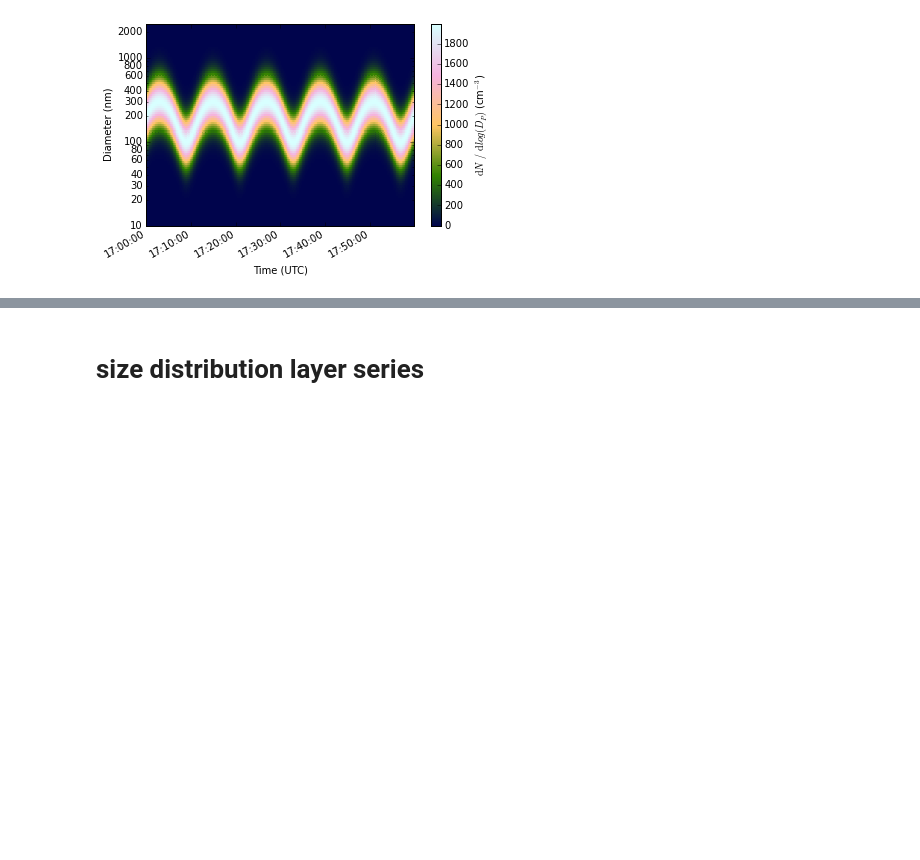
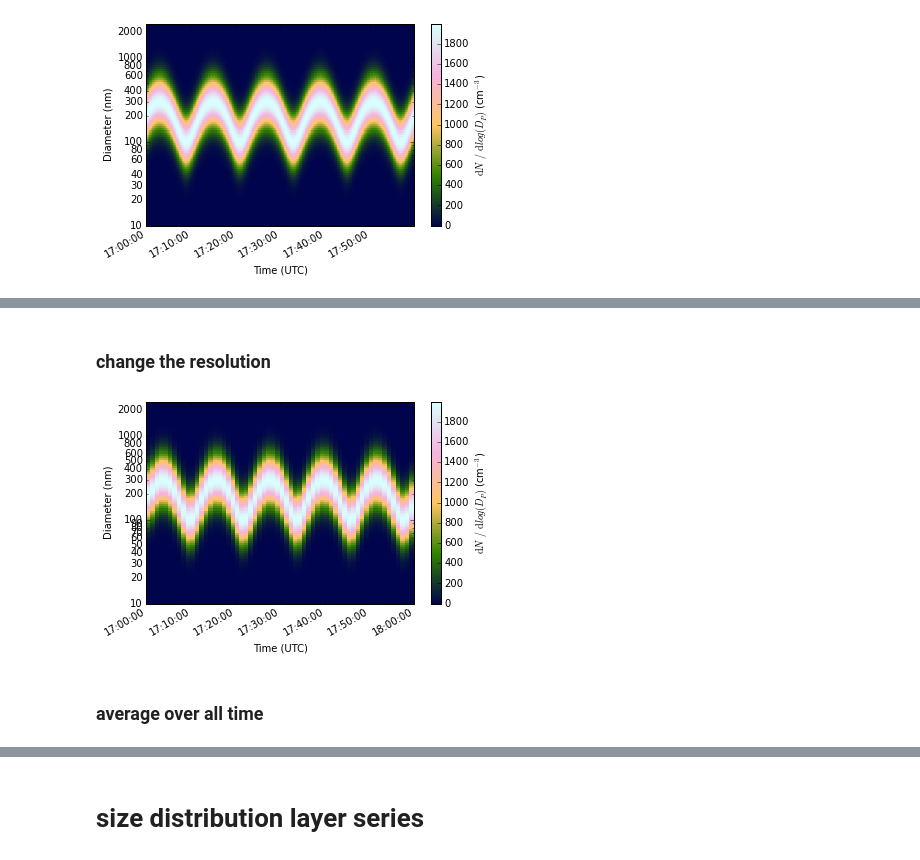
Before and after one commit to wblumberg/atm-py, a Jupyter notebook: examples/size_distribution.ipynb, the cells around one changed output, grey strips where cells are left out. Drawn from its saved outputs; the diff is of its cells as text; code cells hidden in the pictures; blank space fills up the shorter version.

```diff
--- a/examples/size_distribution.ipynb
+++ b/examples/size_distribution.ipynb
@@ -43,0 +62,9 @@ f,a,pc,cb = sdtsf.plot_distribution(removeTickLabels=['50', '70', '90', '500','7
+# %% [markdown]
+### change the resolution
+# %%
+sdtsfL = sdtsf.average_overTime('60S')
+f,a,pc,cb = sdtsfL.plot_distribution()
+# %% [output]
+[figure, added]
+# %% [markdown]
+### average over all time
```
Also changed, not shown: parts of 17 cells of this notebook, 1 other file.
